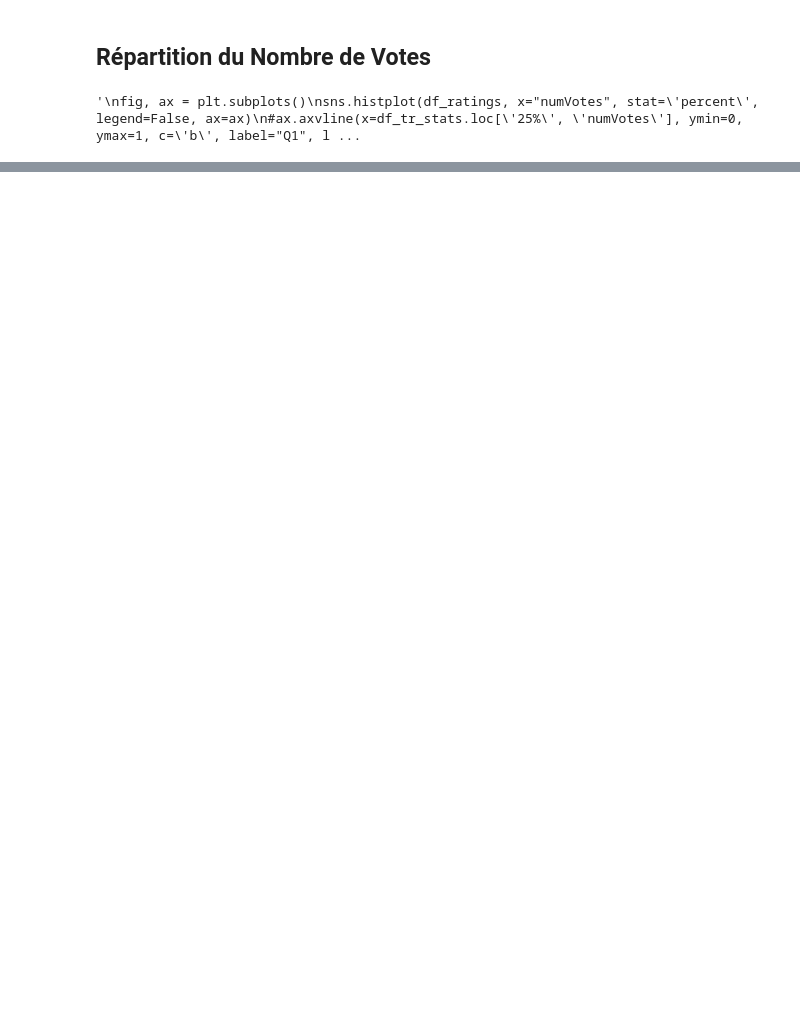
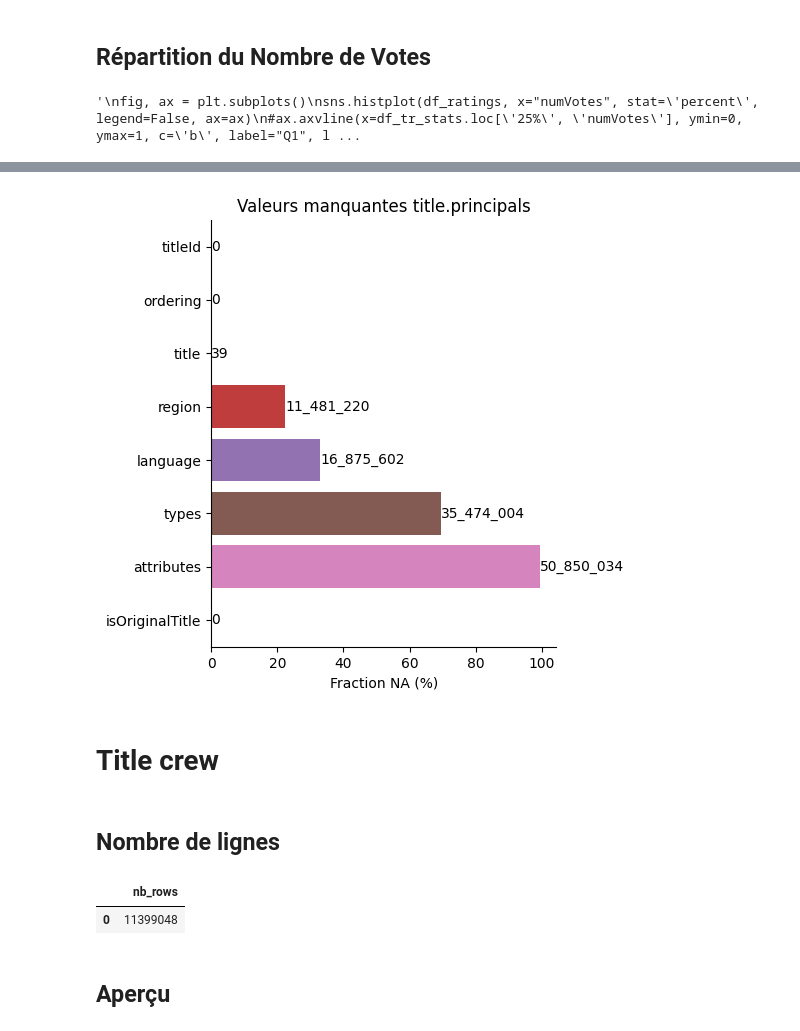
Before and after one commit to data-IA-2024/netfloox-recommandation-gr3, a Jupyter notebook: AnalyzeEDA.ipynb, the cells around one changed output, grey strips where cells are left out. Cells and saved outputs as stored; diff of their text form; code cells hidden in the pictures; blank space fills up the shorter version.

```diff
--- a/AnalyzeEDA.ipynb
+++ b/AnalyzeEDA.ipynb
@@ -449,0 +535,5 @@ sns.catplot(df_category, x="ordering", y="category", kind='swarm', hue='count',
+# %%
+sql = """
+    select count(*) as nb_rows from "Jonathan".title_akas;
+"""
+df_ta_nbrows = client.run_sql(sql)
@@ -449,0 +547,7 @@ sns.catplot(df_category, x="ordering", y="category", kind='swarm', hue='count',
+# %%
+sql = """
+    select * from "Jonathan".title_akas
+    limit 5;
+"""
+
+df_ta = client.run_sql(sql)
@@ -449,0 +565,6 @@ sns.catplot(df_category, x="ordering", y="category", kind='swarm', hue='count',
+# %%
+sql = sql_msno('title_akas', df_ta.columns)
+df_ta_msno = client.run_sql(sql).transpose().reset_index()
+# %%
+df_ta_msno.columns = ['Column', 'Na_count']
+df_ta_msno['Na_frac'] = 100*df_ta_msno['Na_count']/df_ta_nbrows.iloc[0,0]
@@ -449,0 +583,15 @@ sns.catplot(df_category, x="ordering", y="category", kind='swarm', hue='count',
+# %%
+fig = sns.catplot(df_ta_msno, y="Column", x="Na_frac", kind='bar', hue="Column")
+for index, row in df_ta_msno.iterrows():
+    plt.text(row['Na_frac'], index, f"{row['Na_count']:_}", color='black', va="center")
+plt.title("Valeurs manquantes title.principals")
+plt.xlabel("Fraction NA (%)")
+plt.ylabel("")
+save(fig, "missing_values_ta.png")
+plt.show()
+# %% [output]
+[figure, added]
+# %% [markdown]
+# Title crew
+# %% [markdown]
+## Nombre de lignes
@@ -449,0 +603,7 @@ sns.catplot(df_category, x="ordering", y="category", kind='swarm', hue='count',
+# %%
+df_tc_nbrows
+# %% [output]
+|  | nb_rows |
+| 0 | 11399048 |
+# %% [markdown]
+## Aperçu
```
Also changed, not shown: parts of 63 cells of this notebook.
